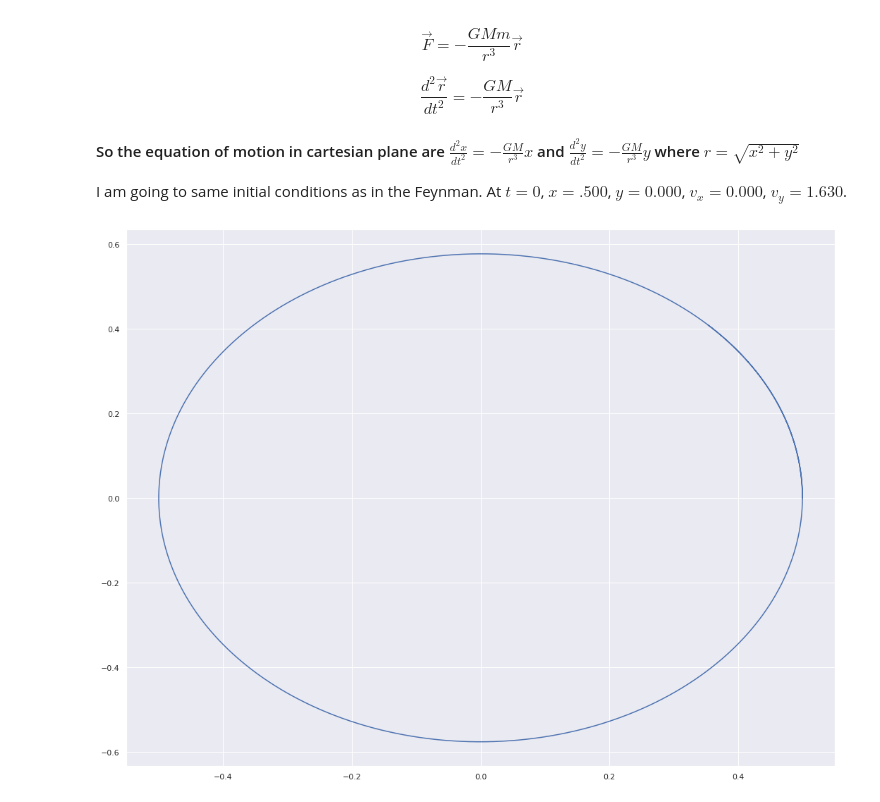
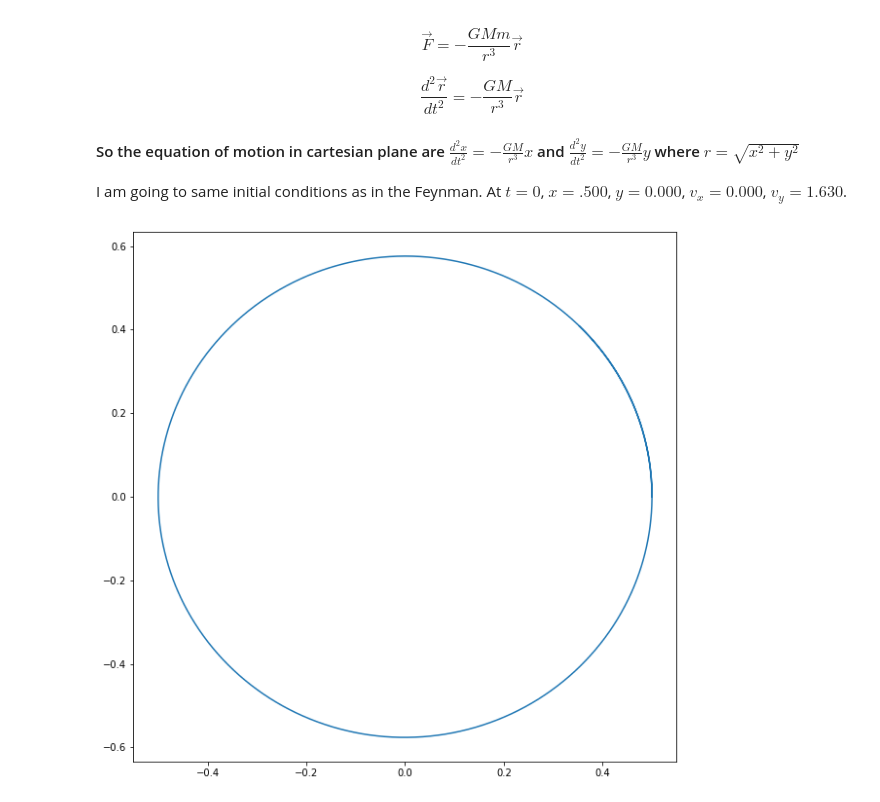
Before and after one commit to Souvik-0612/Dynamics, a Jupyter notebook: Coupled ODE.ipynb, the cells around one changed output. Drawn from its saved outputs; the diff is of its cells as text; code cells hidden in the pictures.

```diff
--- a/Coupled ODE.ipynb
+++ b/Coupled ODE.ipynb
@@ -23,3 +32,5 @@ import numpy as np
+# %%
+plt.style.use(['science', 'notebook', 'grid'])
 # %% [markdown]
 ### Coupled 1st Order ODE
 # %%
@@ -433,34 +444,35 @@ I am going to same initial conditions as in the Feynman. At $t=0$, $x = .500$, $
 #Initial conditions
 t, x, vx, y, vy = 0, 0.5, 0, 0, 1.63
 
 ##
 tf = 2.5
 h = 0.001
 
 #Constants:
 G = 1
 M = 1
 
 r = pow((x**2 + y**2), 0.5)
 def f1(x, y): return - G*M*x/r**3
 def f2(x, y): return - G*M*y/r**3
 
 xx, yy, tt = [], [], []
 
 while (t <= tf):
     tt.append(t)
     xx.append(x)
     yy.append(y)
     x += h*vx
     vx += h*f1(x, y)
     y += h*vy
     vy += h*f2(x, y)
     t += h
 
+plt.figure(figsize = (10, 10))
 plt.plot(xx, yy)
 plt.show()
 # %% [output]
-[figure, old version]
+[figure, new version]
 # %%
 #Initial conditions
 t, x, vx, y, vy = 0, 0.5, 0, 0, 1.63
```
Also changed, not shown: parts of 11 cells of this notebook.
